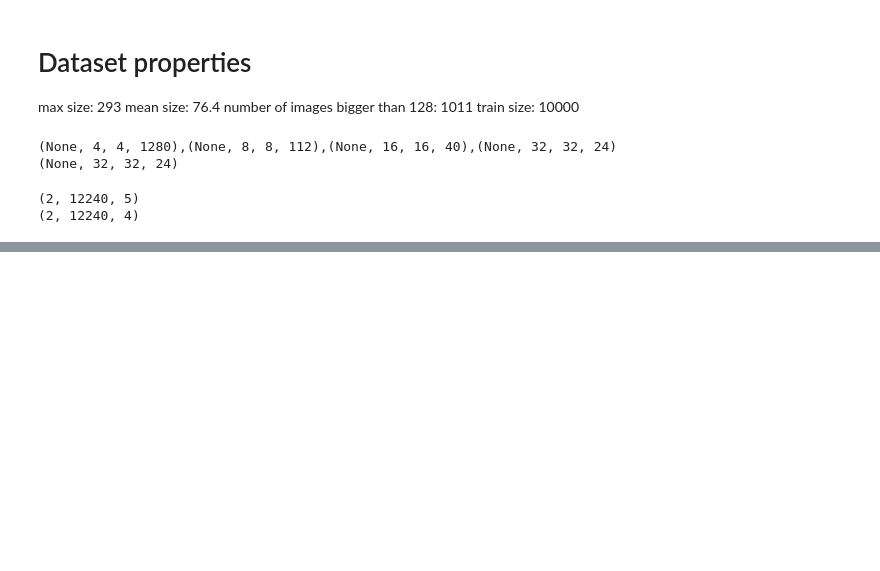
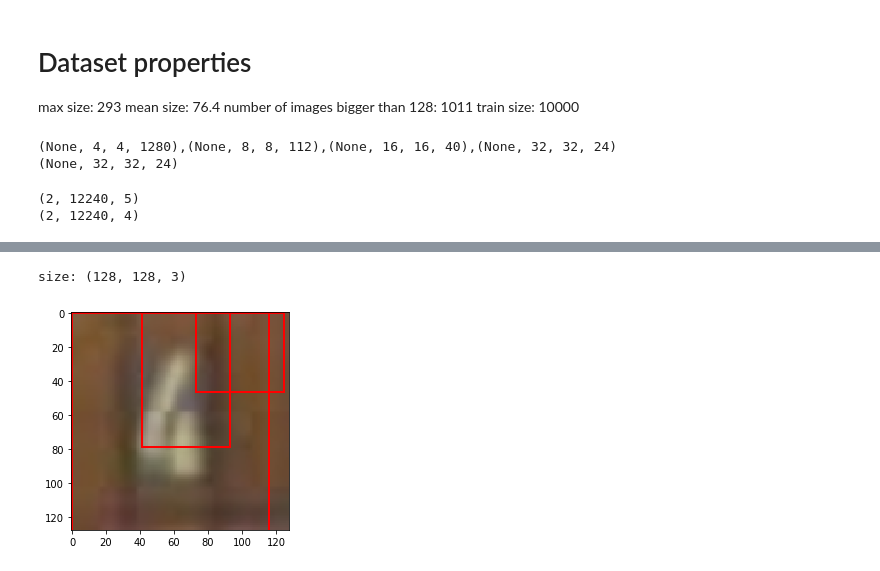
Before and after one commit to jkulhanek/svhn-detection-tf, a Jupyter notebook: svhn-playground.ipynb, the cells around one changed output, grey strips where cells are left out. Saved outputs shown, nothing was run; the diff lists cells and outputs as text; code cells hidden in the pictures; blank space fills up the shorter version.

```diff
--- a/svhn-playground.ipynb
+++ b/svhn-playground.ipynb
@@ -113,0 +178,14 @@ print(output[1].shape)
+# %%
+import tensorflow as tf
+regression_pred = utils.bbox_from_fast_rcnn(model.anchors, bbox_pred)
+regression_pred = tf.expand_dims(regression_pred, 2)
+boxes, scores, classes, valid = tf.image.combined_non_max_suppression(
+    regression_pred, tf.nn.softmax(class_pred), 3, 5, score_threshold=0.15,
+    iou_threshold=0.4, clip_boxes=False)
+boxes = tf.clip_by_value(boxes, 0, model.args.image_size)
+draw_image_and_bb(sample['image'][0,...].numpy(), boxes[0,...])
+print(scores)
+print(classes)
+# %% [output]
+size: (128, 128, 3)
+[figure, added]
```
Also changed, not shown: parts of 4 cells of this notebook.
